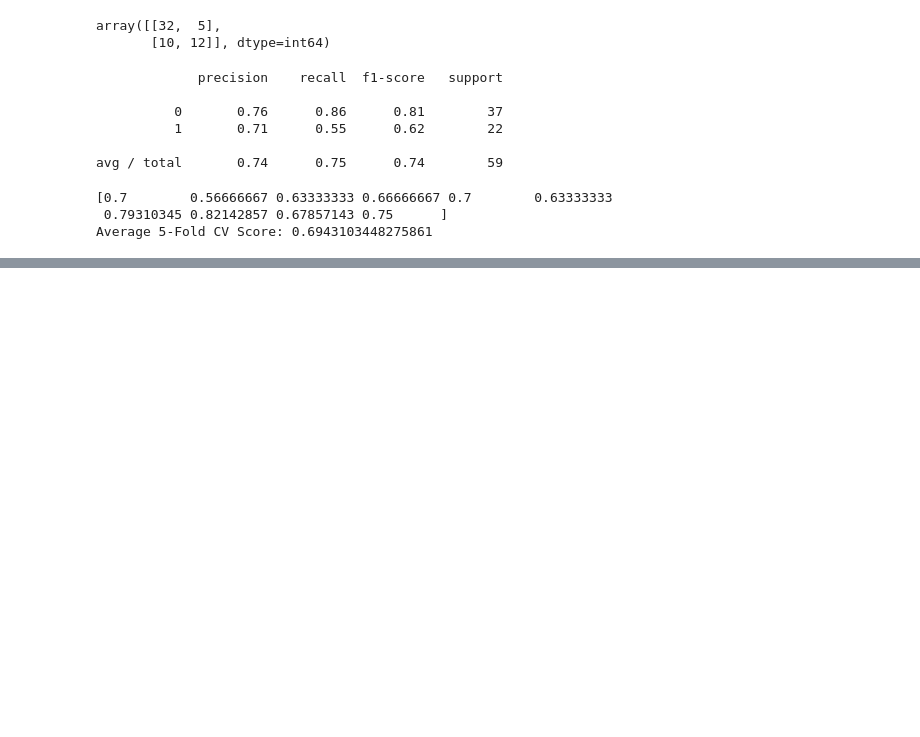
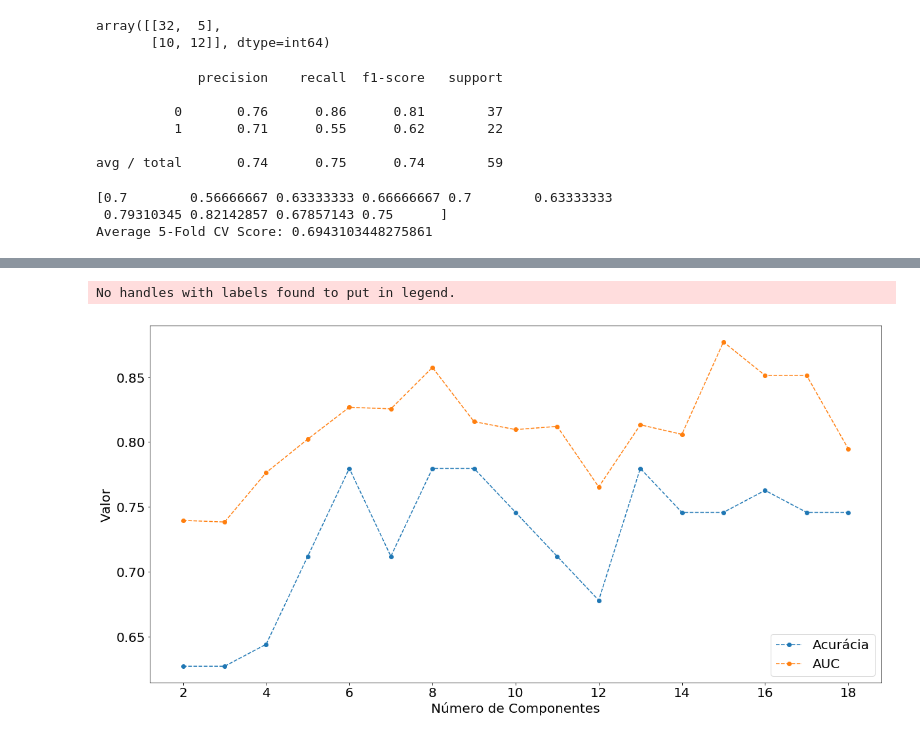
Before and after one commit to giovanimachado/mSc, a Jupyter notebook: pcaEvaluation.ipynb, the cells around one changed output, grey strips where cells are left out. Drawn from its saved outputs; the diff is of its cells as text; code cells hidden in the pictures; blank space fills up the shorter version.

```diff
--- a/pcaEvaluation.ipynb
+++ b/pcaEvaluation.ipynb
@@ -639,3 +639,33 @@ print("Average 5-Fold CV Score: {}".format(np.mean(cv_scores)))
 [0.7        0.56666667 0.63333333 0.66666667 0.7        0.63333333
  0.79310345 0.82142857 0.67857143 0.75      ]
 Average 5-Fold CV Score: 0.6943103448275861
+# %%
+data = []
+df = []
+
+for n in range(1, 19):
+
+    steps = [('scaler', StandardScaler()),('pca',PCA(n_components=n)) ,(('neural', MLPClassifier(solver='adam', alpha=1e-5, hidden_layer_sizes=(50, 32), random_state=1)))]
+    pipeline = Pipeline(steps)
+
+    neural_scaled = pipeline.fit(X_train, y_train)
+
+    y_pred = pipeline.predict(X_test)
+
+    acc = accuracy_score(y_test, y_pred)
+
+    y_pred_prob = pipeline.predict_proba(X_test)[:,1]
+
+    #for i in range(len(y_pred)):
+    #    print(y_pred_prob[i],y_pred[i])
+
+    # Generate ROC curve values: fpr, tpr, thresholds
+    fpr, tpr, thresholds = roc_curve(y_test, y_pred_prob)
+
+
+    AUC = roc_auc_score(y_test, y_pred_prob)
+
+    data.append([n, acc, AUC])
+
+df = pd.DataFrame(data)
+df
@@ -641,0 +690,15 @@ Average 5-Fold CV Score: 0.6943103448275861
+# %%
+fig = plt.figure(figsize=(20, 10))
+plt.plot(df.loc[1:,0],df.loc[1:,1:], '--o')
+plt.legend(loc='lower right')
+plt.ylabel('Valor', fontsize=20);
+plt.xlabel('Número de Componentes', fontsize=20);
+plt.tick_params(axis='both', which='major', labelsize=20);
+plt.tick_params(axis='both', which='minor', labelsize=18);
+#plt.xlim([0, 18])
+#plt.ylim([0.5, 1])
+plt.legend(('Acurácia', 'AUC'), loc='lower right', prop={'size': 20})
+plt.show()
+# %% [output]
+No handles with labels found to put in legend.
+[figure, added]
```
Also changed, not shown: parts of 4 cells of this notebook.
